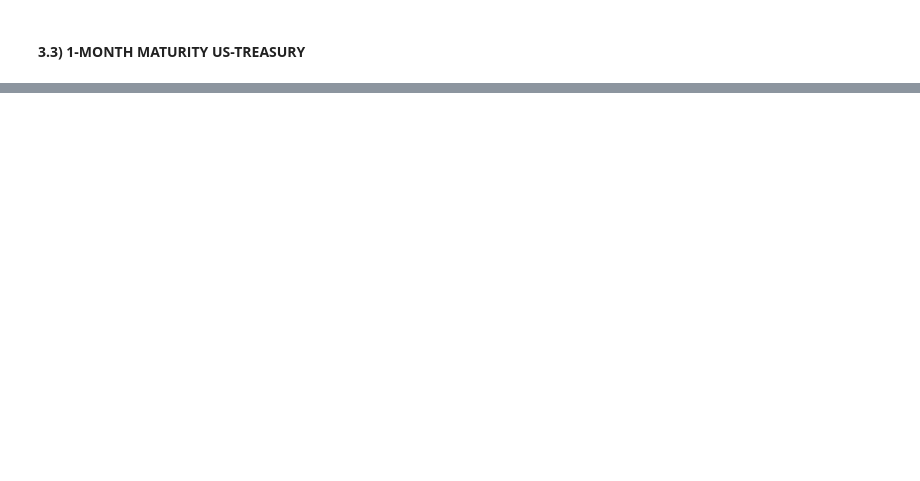
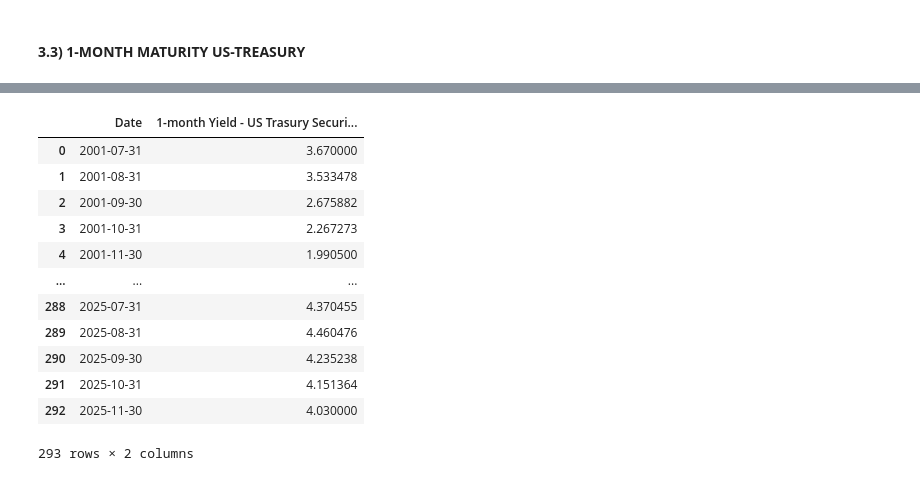
Before and after one commit to EliaLand/Martingale_FVM_AssetPricing, a Jupyter notebook: data_extraction/main.ipynb, the cells around one changed output, grey strips where cells are left out. Cells and saved outputs as stored; diff of their text form; code cells hidden in the pictures; blank space fills up the shorter version.

Commit message:
missing dates correction

```diff
--- a/data_extraction/main.ipynb
+++ b/data_extraction/main.ipynb
@@ -230,0 +234,35 @@ df
+# %%
+# Market Yield on U.S. Treasury Securities at 1-Month Constant Maturity, Quoted on an Investment Basis (weekly, percent, non-seasonally adjusted, 2001-07-31, 2025-11-15)
+# https://fred.stlouisfed.org/series/DGS1MO
+
+ticker = "DGS1MO"
+start = "2000-01-01"
+end = "2025-11-15"
+
+df = fetch_FRED(ticker, start, end)
+df = df.rename(columns=
+        {"date": "Date",
+         "DGS1MO": "1-month Yield - US Trasury Securities"
+})
+
+# Aggregation (dimension from daily to monthly)
+df = df.set_index("Date")
+df = df.resample("M").mean().reset_index()
+
+# Uploading in aggregate_df
+df.to_csv("raw_df/risk_free_daily_df.csv", index=False)
+df
+# %% [output]
+|  | Date | 1-month Yield - US Trasury Securi... |
+| 0 | 2001-07-31 | 3.670000 |
+| 1 | 2001-08-31 | 3.533478 |
+| 2 | 2001-09-30 | 2.675882 |
+| 3 | 2001-10-31 | 2.267273 |
+| 4 | 2001-11-30 | 1.990500 |
+| ... | ... | ... |
+| 288 | 2025-07-31 | 4.370455 |
+| 289 | 2025-08-31 | 4.460476 |
+| 290 | 2025-09-30 | 4.235238 |
+| 291 | 2025-10-31 | 4.151364 |
+| 292 | 2025-11-30 | 4.030000 |
+293 rows × 2 columns
```
Also changed, not shown: parts of 12 cells of this notebook, 7 other files.
